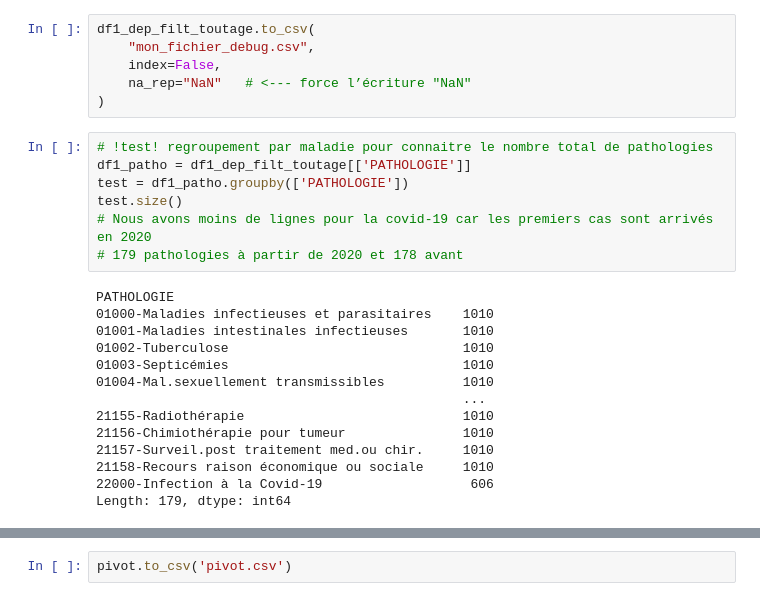
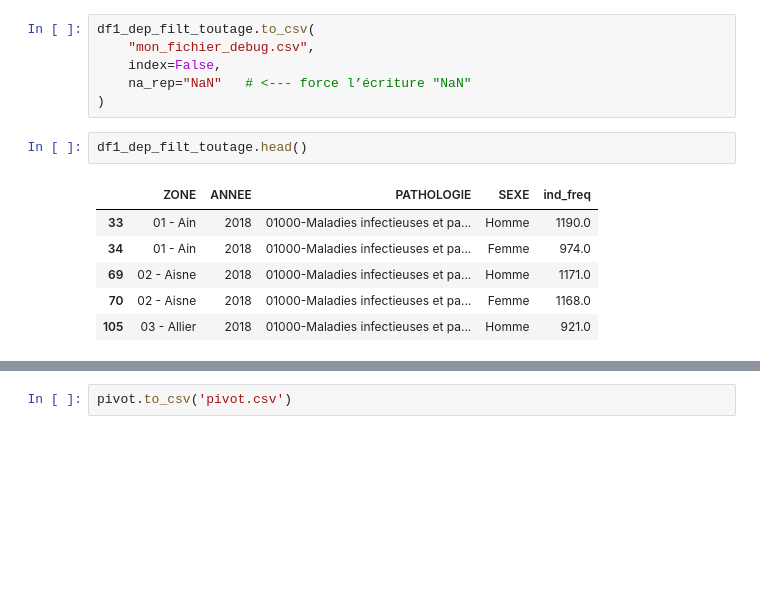
Before and after one commit to J-J-Allison/data_management_projet, a Jupyter notebook: traitement.ipynb, the cells around one changed output, grey strips where cells are left out. Drawn from its saved outputs; the diff is of its cells as text; blank space fills up the shorter version.

```diff
--- a/traitement.ipynb
+++ b/traitement.ipynb
@@ -150,24 +105,12 @@ df1_dep_filt_toutage.to_csv(
     index=False,
     na_rep="NaN"   # <--- force l’écriture "NaN"
 )
-# %%
-# !test! regroupement par maladie pour connaitre le nombre total de pathologies
-df1_patho = df1_dep_filt_toutage[['PATHOLOGIE']]
-test = df1_patho.groupby(['PATHOLOGIE'])
-test.size()
-# Nous avons moins de lignes pour la covid-19 car les premiers cas sont arrivés en 2020
-# 179 pathologies à partir de 2020 et 178 avant
-# %% [output]
-PATHOLOGIE
-01000-Maladies infectieuses et parasitaires    1010
-01001-Maladies intestinales infectieuses       1010
-01002-Tuberculose                              1010
-01003-Septicémies                              1010
-01004-Mal.sexuellement transmissibles          1010
-                                               ...
-21155-Radiothérapie                            1010
-21156-Chimiothérapie pour tumeur               1010
-21157-Surveil.post traitement med.ou chir.     1010
-21158-Recours raison économique ou sociale     1010
-22000-Infection à la Covid-19                   606
-Length: 179, dtype: int64
+# %%
+df1_dep_filt_toutage.head()
+# %% [output]
+|  | ZONE | ANNEE | PATHOLOGIE | SEXE | ind_freq |
+| 33 | 01 - Ain | 2018 | 01000-Maladies infectieuses et pa... | Homme | 1190.0 |
+| 34 | 01 - Ain | 2018 | 01000-Maladies infectieuses et pa... | Femme | 974.0 |
+| 69 | 02 - Aisne | 2018 | 01000-Maladies infectieuses et pa... | Homme | 1171.0 |
+| 70 | 02 - Aisne | 2018 | 01000-Maladies infectieuses et pa... | Femme | 1168.0 |
+| 105 | 03 - Allier | 2018 | 01000-Maladies infectieuses et pa... | Homme | 921.0 |
```
Also changed, not shown: parts of 16 cells of this notebook, 5 other files.
